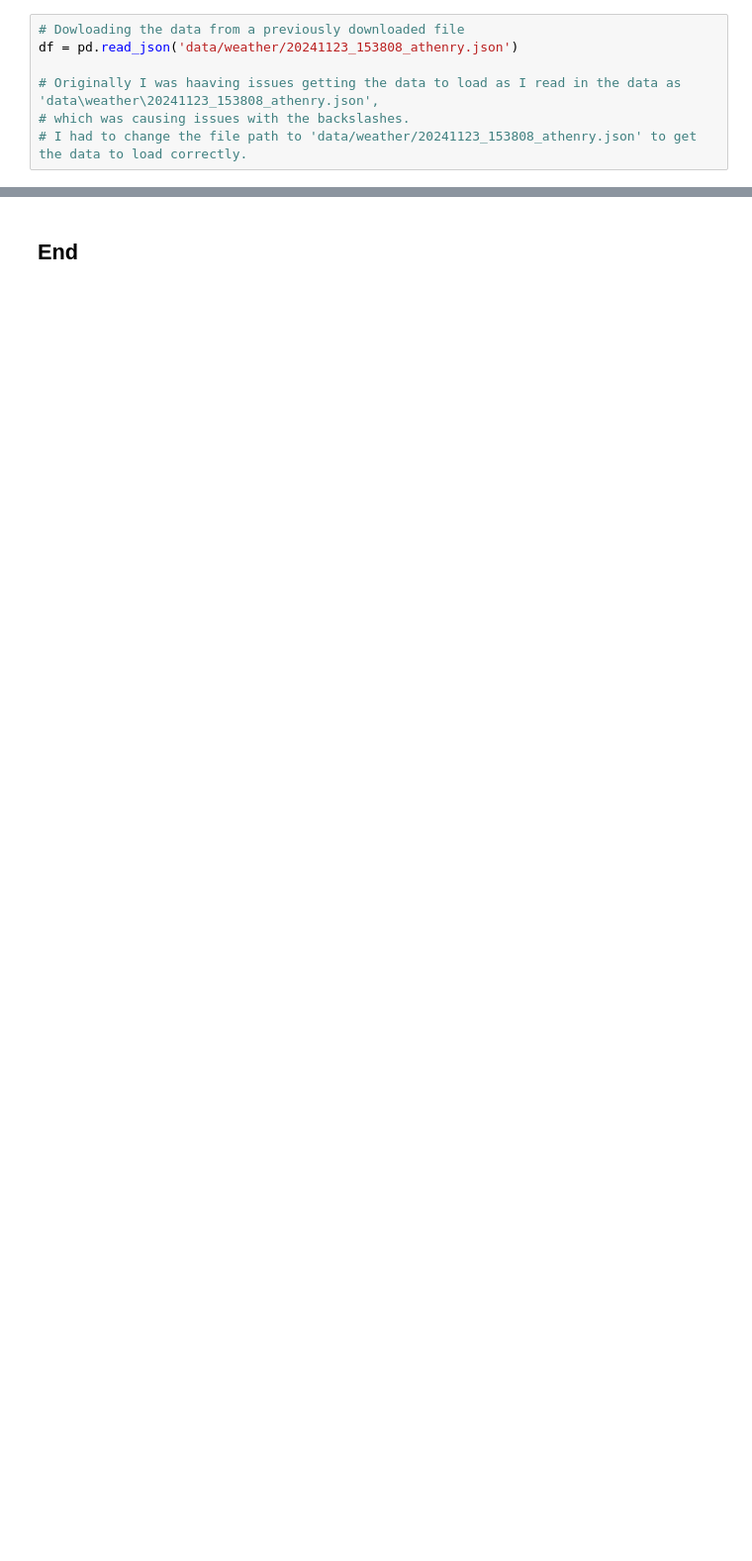
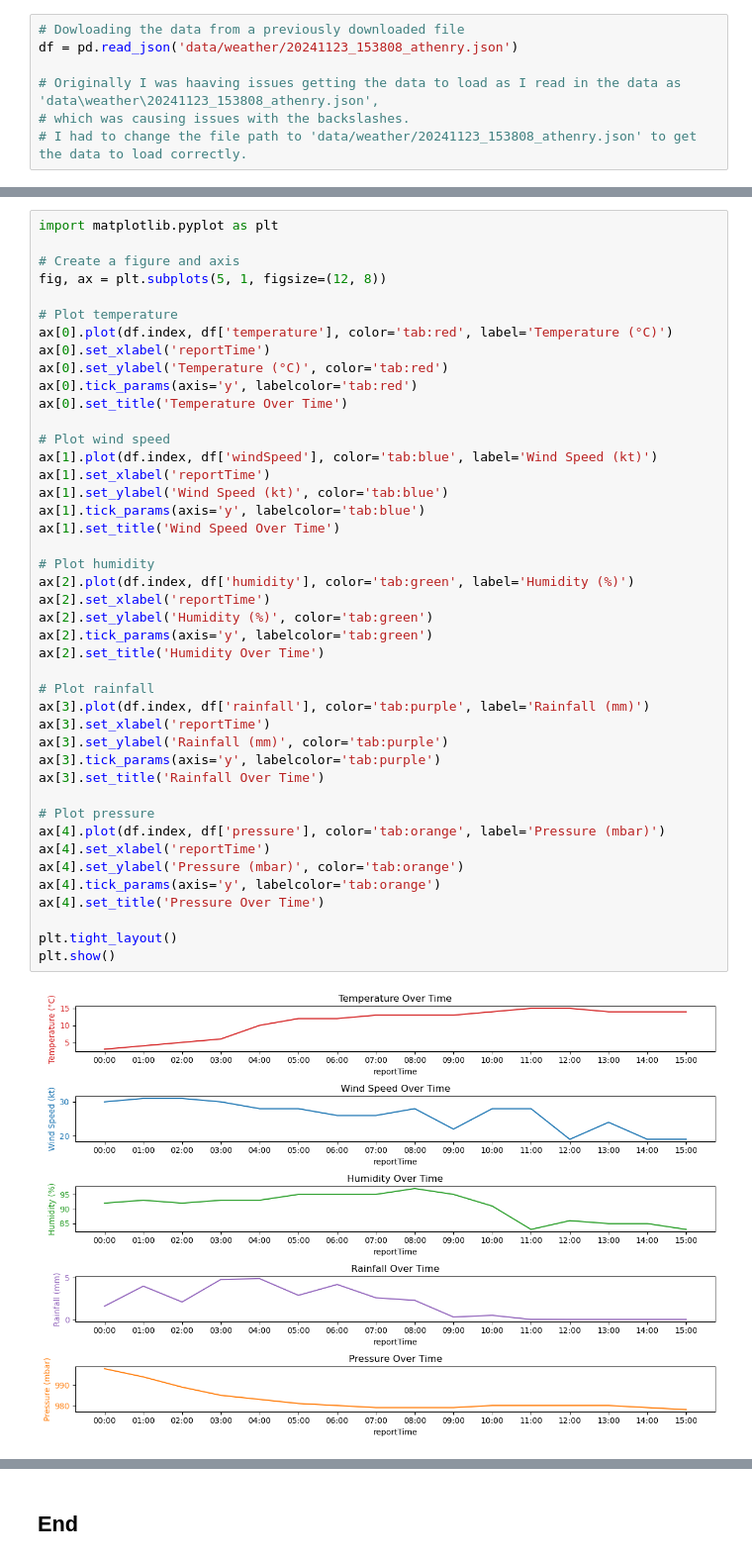
Before and after one commit to Laura6826/computer_infrastructure_assignments, a Jupyter notebook: weather.ipynb, the cells around one changed output, grey strips where cells are left out. Shown at 99% size. Saved outputs shown, nothing was run; the diff lists cells and outputs as text; blank space fills up the shorter version.

Commit message:
Task 8 graph and corr

```diff
--- a/weather.ipynb
+++ b/weather.ipynb
@@ -359,0 +459,45 @@ From this output, we can see that there is 15 variables and 5 rows of data, all
+# %%
+import matplotlib.pyplot as plt
+
+# Create a figure and axis
+fig, ax = plt.subplots(5, 1, figsize=(12, 8))
+
+# Plot temperature
+ax[0].plot(df.index, df['temperature'], color='tab:red', label='Temperature (°C)')
+ax[0].set_xlabel('reportTime')
+ax[0].set_ylabel('Temperature (°C)', color='tab:red')
+ax[0].tick_params(axis='y', labelcolor='tab:red')
+ax[0].set_title('Temperature Over Time')
+
+# Plot wind speed
+ax[1].plot(df.index, df['windSpeed'], color='tab:blue', label='Wind Speed (kt)')
+ax[1].set_xlabel('reportTime')
+ax[1].set_ylabel('Wind Speed (kt)', color='tab:blue')
+ax[1].tick_params(axis='y', labelcolor='tab:blue')
+ax[1].set_title('Wind Speed Over Time')
+
+# Plot humidity
+ax[2].plot(df.index, df['humidity'], color='tab:green', label='Humidity (%)')
+ax[2].set_xlabel('reportTime')
+ax[2].set_ylabel('Humidity (%)', color='tab:green')
+ax[2].tick_params(axis='y', labelcolor='tab:green')
+ax[2].set_title('Humidity Over Time')
+
+# Plot rainfall
+ax[3].plot(df.index, df['rainfall'], color='tab:purple', label='Rainfall (mm)')
+ax[3].set_xlabel('reportTime')
+ax[3].set_ylabel('Rainfall (mm)', color='tab:purple')
+ax[3].tick_params(axis='y', labelcolor='tab:purple')
+ax[3].set_title('Rainfall Over Time')
+
+# Plot pressure
+ax[4].plot(df.index, df['pressure'], color='tab:orange', label='Pressure (mbar)')
+ax[4].set_xlabel('reportTime')
+ax[4].set_ylabel('Pressure (mbar)', color='tab:orange')
+ax[4].tick_params(axis='y', labelcolor='tab:orange')
+ax[4].set_title('Pressure Over Time')
+
+plt.tight_layout()
+plt.show()
+# %% [output]
+[figure, added]
```
Also changed, not shown: parts of 11 cells of this notebook, 1 other file.
